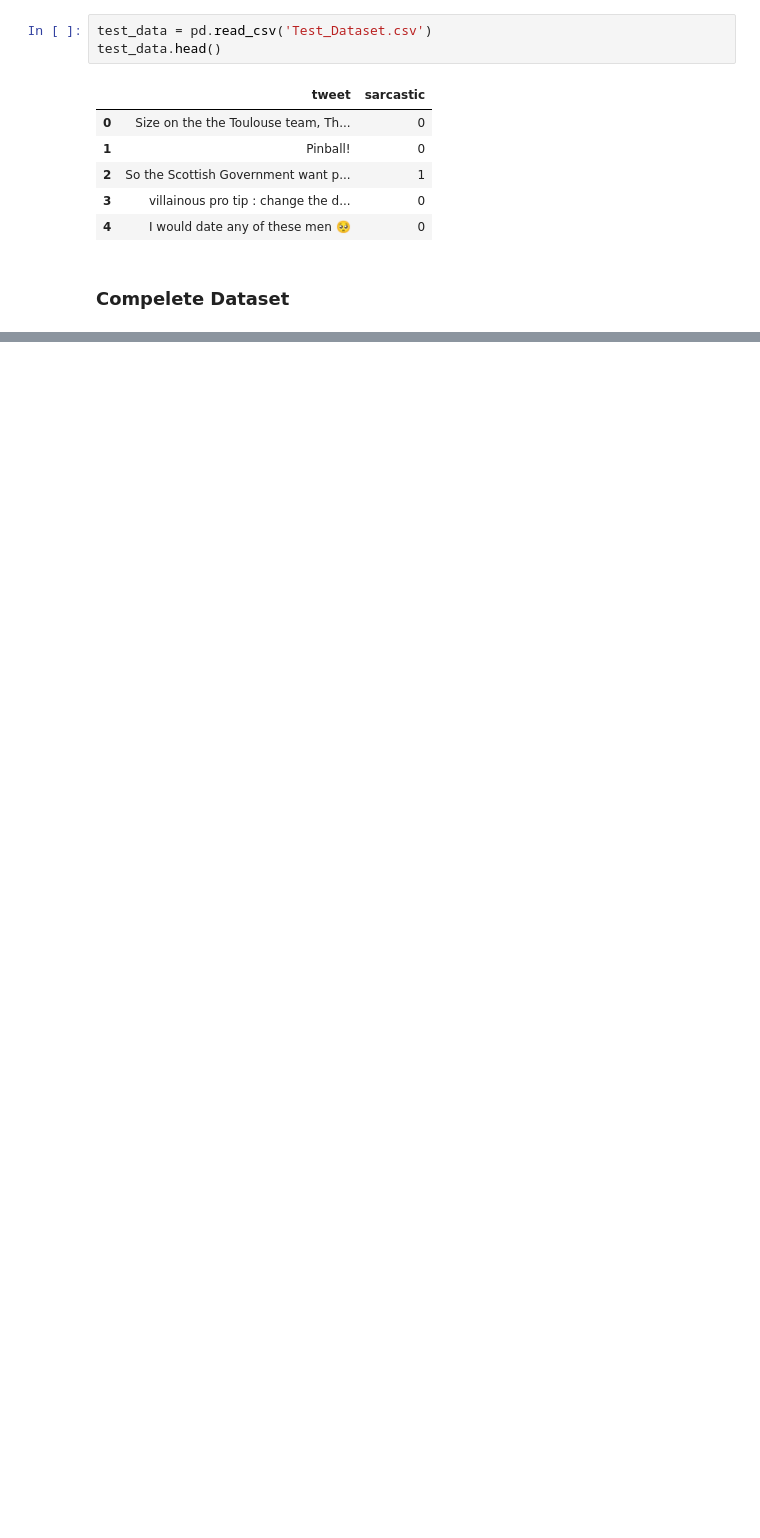
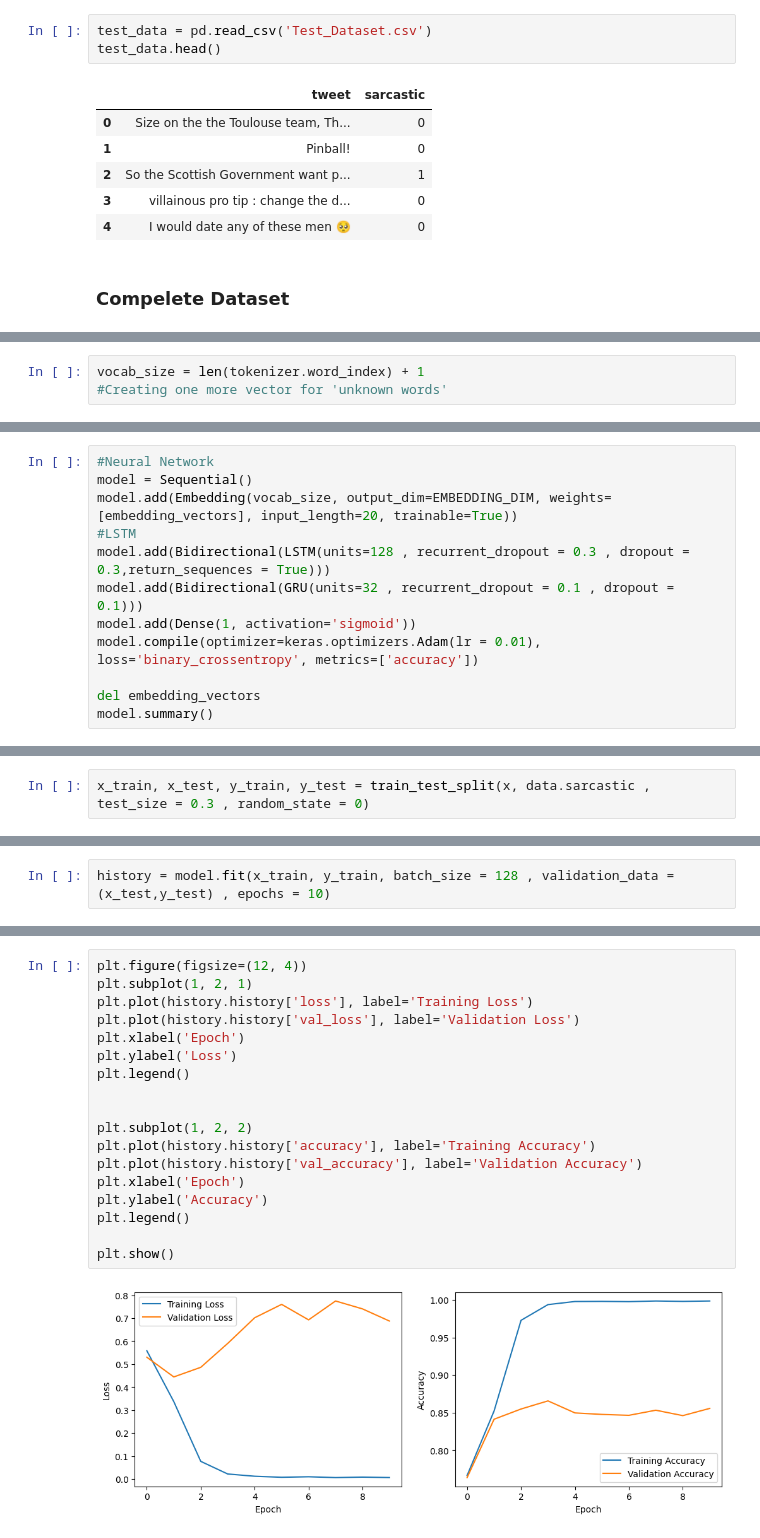
Before and after one commit to JonathanSuryaS/Sarcasm-Detection, a Jupyter notebook: main2.ipynb, the cells around one changed output, grey strips where cells are left out. Drawn from its saved outputs; the diff is of its cells as text; blank space fills up the shorter version.

```diff
--- a/main2.ipynb
+++ b/main2.ipynb
@@ -54,0 +204,3 @@ test_data.head()
+# %%
+vocab_size = len(tokenizer.word_index) + 1
+#Creating one more vector for 'unknown words'
@@ -54,0 +223,12 @@ test_data.head()
+# %%
+#Neural Network
+model = Sequential()
+model.add(Embedding(vocab_size, output_dim=EMBEDDING_DIM, weights=[embedding_vectors], input_length=20, trainable=True))
+#LSTM
+model.add(Bidirectional(LSTM(units=128 , recurrent_dropout = 0.3 , dropout = 0.3,return_sequences = True)))
+model.add(Bidirectional(GRU(units=32 , recurrent_dropout = 0.1 , dropout = 0.1)))
+model.add(Dense(1, activation='sigmoid'))
+model.compile(optimizer=keras.optimizers.Adam(lr = 0.01), loss='binary_crossentropy', metrics=['accuracy'])
+
+del embedding_vectors
+model.summary()
@@ -54,0 +258,2 @@ test_data.head()
+# %%
+x_train, x_test, y_train, y_test = train_test_split(x, data.sarcastic , test_size = 0.3 , random_state = 0)
@@ -54,0 +262,2 @@ test_data.head()
+# %%
+history = model.fit(x_train, y_train, batch_size = 128 , validation_data = (x_test,y_test) , epochs = 10)
@@ -54,0 +287,20 @@ test_data.head()
+# %%
+plt.figure(figsize=(12, 4))
+plt.subplot(1, 2, 1)
+plt.plot(history.history['loss'], label='Training Loss')
+plt.plot(history.history['val_loss'], label='Validation Loss')
+plt.xlabel('Epoch')
+plt.ylabel('Loss')
+plt.legend()
+
+
+plt.subplot(1, 2, 2)
+plt.plot(history.history['accuracy'], label='Training Accuracy')
+plt.plot(history.history['val_accuracy'], label='Validation Accuracy')
+plt.xlabel('Epoch')
+plt.ylabel('Accuracy')
+plt.legend()
+
+plt.show()
+# %% [output]
+[figure, added]
```
Also changed, not shown: parts of 30 cells of this notebook.
